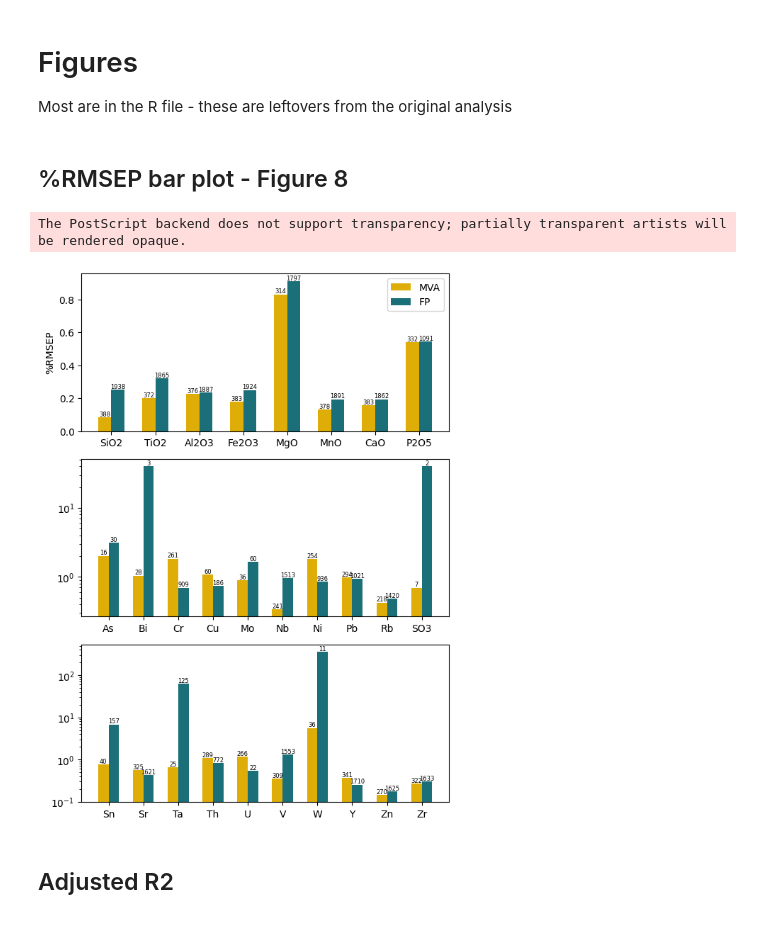
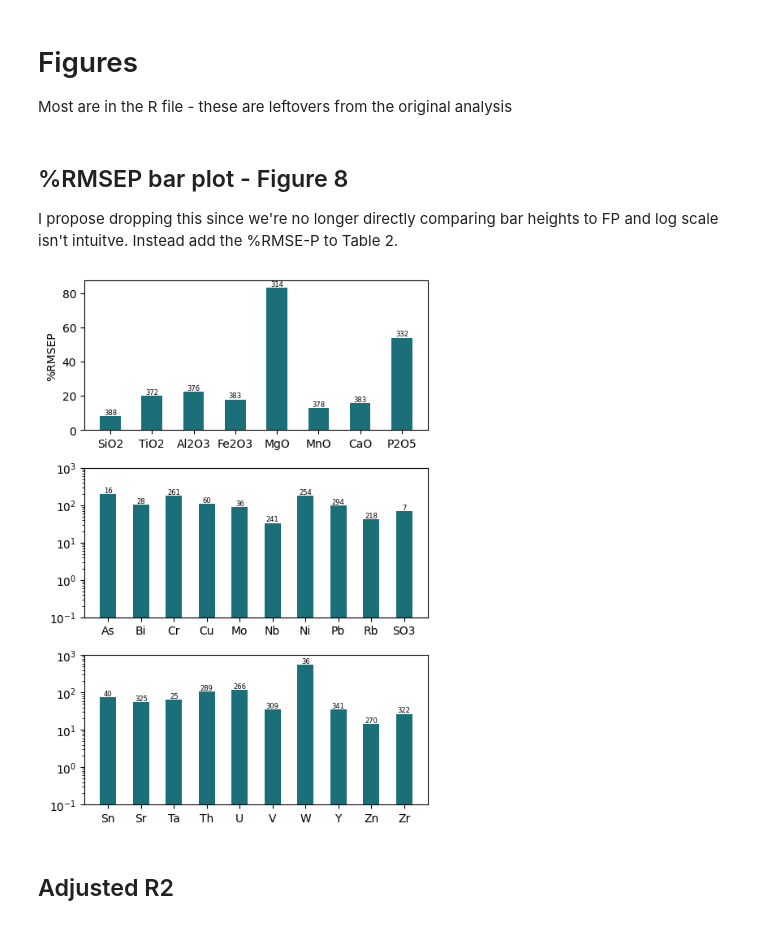
Before and after one commit to ytsmacr/XRF-fundamentals-vs.-MVA, a Jupyter notebook: complete_analysis.ipynb, the cells around one changed output. Saved outputs shown, nothing was run; the diff lists cells and outputs as text; code cells hidden in the pictures.

Commit message:
adjust for MVA only figures

```diff
--- a/complete_analysis.ipynb
+++ b/complete_analysis.ipynb
@@ -10,7 +10,7 @@ import statistics as stat
 import numpy as np
 from scipy.stats import linregress
 
-folder = os.path.join('H:/','My Drive','PROJECTS','Cai Darby projects','PSI PDART LIBS (2023-2024)','XRF fundamentals vs. MVA')
+folder = os.path.join('H:/','My Drive','PROJECTS','Cai Darby projects','PDART LIBS','XRF fundamentals vs. MVA')
 # %% [markdown]
 This notebook conducts a new set of analyses to account for changing the methods. And to have it all in one clear place!
 # %% [markdown]
@@ -545,41 +545,43 @@ min2_elem = ['Sn','Sr','Ta','Th','U','V','W','Y','Zn','Zr']
 maj = df[df['element'].isin(maj_elem)].set_index('element').loc[maj_elem].reset_index()
 min1 = df[df['element'].isin(min1_elem)].set_index('element').loc[min1_elem].reset_index()
 min2 = df[df['element'].isin(min2_elem)].set_index('element').loc[min2_elem].reset_index()
-# %% [markdown]
-## %RMSEP bar plot - Figure 8
+# %% [markdown]
+## %RMSEP bar plot - Figure 8
+
+I propose dropping this since we're no longer directly comparing bar heights to FP and log scale isn't intuitve. Instead add the %RMSE-P to Table 2.
 # %%
-w=0.3
+w=0.5
 
 fig,ax = plt.subplots(nrows=3,
-                     figsize=(6,8))
+                     figsize=(5,7))
 i=0
 for d in [maj, min1, min2]:
     x=d.index
-    x1=x-0.15
-    x2=x+0.15
-    m = ax[i].bar(x1, d['MVA_per_rmsep_above_loq'], width=w, color='#dead08', label='MVA')
-    f = ax[i].bar(x2, d['FP_per_rmsep_above_loq'], width=w, color='#1b6f78', label='FP')
+    #x1=x-0.15
+    #x2=x+0.15
+    m = ax[i].bar(x, d['MVA_per_rmsep_above_loq']*100, width=w, color='#1b6f78', label='MVA') #'#dead08'
+    #f = ax[i].bar(x2, d['FP_per_rmsep_above_loq'], width=w, color='#1b6f78', label='FP')
     ax[i].bar_label(m, d['MVA_n_test_above_loq'], fontsize=6)
-    ax[i].bar_label(f, d['FP_n_test_above_loq'], fontsize=6)
+    #ax[i].bar_label(f, d['FP_n_test_above_loq'], fontsize=6)
 
     ax[i].set_xticks(x)
     ax[i].set_xticklabels(d['element'])
 
     # set minors on log scale
     if i>0:
         ax[i].semilogy()
+        ax[i].set_ylim(0.1,1000)
     else:
-        ax[i].legend()
+        #ax[i].legend()
         ax[i].set_ylabel('%RMSEP')
 
     i+=1
 
 plt.tight_layout()
-plt.savefig(os.path.join(folder,'figures','%RMSEP_comparison.eps'), dpi=600)
+#plt.savefig(os.path.join(folder,'figures','%RMSEP_comparison_MVAonly.eps'), dpi=600)
 plt.show()
 # %% [output]
-The PostScript backend does not support transparency; partially transparent artists will be rendered opaque.
-[figure, old version]
+[figure, new version]
 # %% [markdown]
 ## Adjusted R2
 # %%
```
Also changed, not shown: parts of 2 cells of this notebook.
